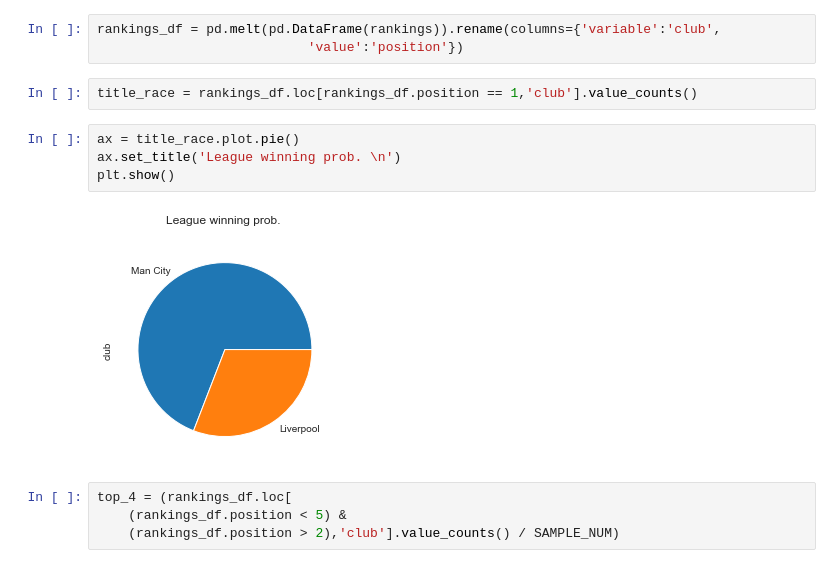
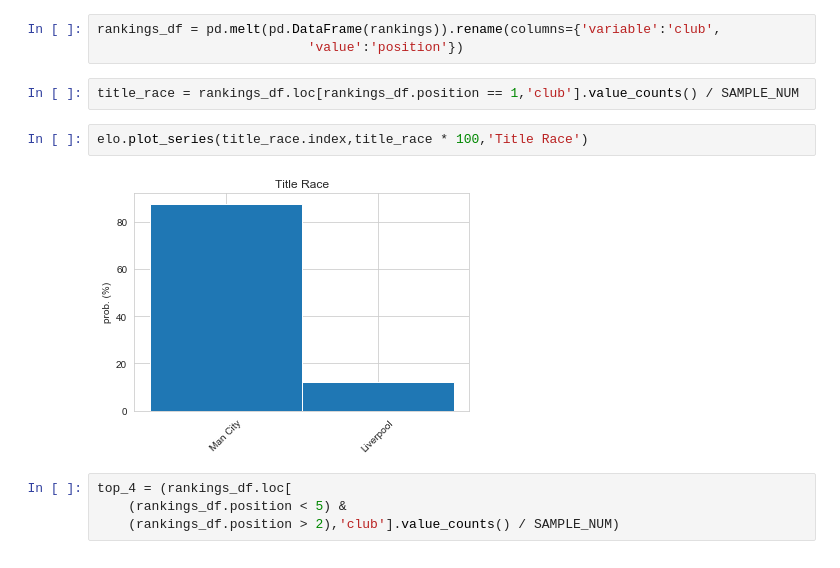
Before and after one commit to oli5679/football_elos, a Jupyter notebook: Premier League.ipynb, the cells around one changed output. Saved outputs shown, nothing was run; the diff lists cells and outputs as text.

```diff
--- a/Premier League.ipynb
+++ b/Premier League.ipynb
@@ -171,13 +189,11 @@ points_totals, rankings = elo.sim_multiple_leagues(ratings, standings, fixtures,
 rankings_df = pd.melt(pd.DataFrame(rankings)).rename(columns={'variable':'club',
                            'value':'position'})
 # %%
-title_race = rankings_df.loc[rankings_df.position == 1,'club'].value_counts()
+title_race = rankings_df.loc[rankings_df.position == 1,'club'].value_counts() / SAMPLE_NUM
-# %%
-ax = title_race.plot.pie()
-ax.set_title('League winning prob. \n')
-plt.show()
-# %% [output]
-[figure, removed]
+# %%
+elo.plot_series(title_race.index,title_race * 100,'Title Race')
+# %% [output]
+[figure, added]
 # %%
 top_4 = (rankings_df.loc[
     (rankings_df.position < 5) &
```
Also changed, not shown: parts of 18 cells of this notebook, 13 other files.
